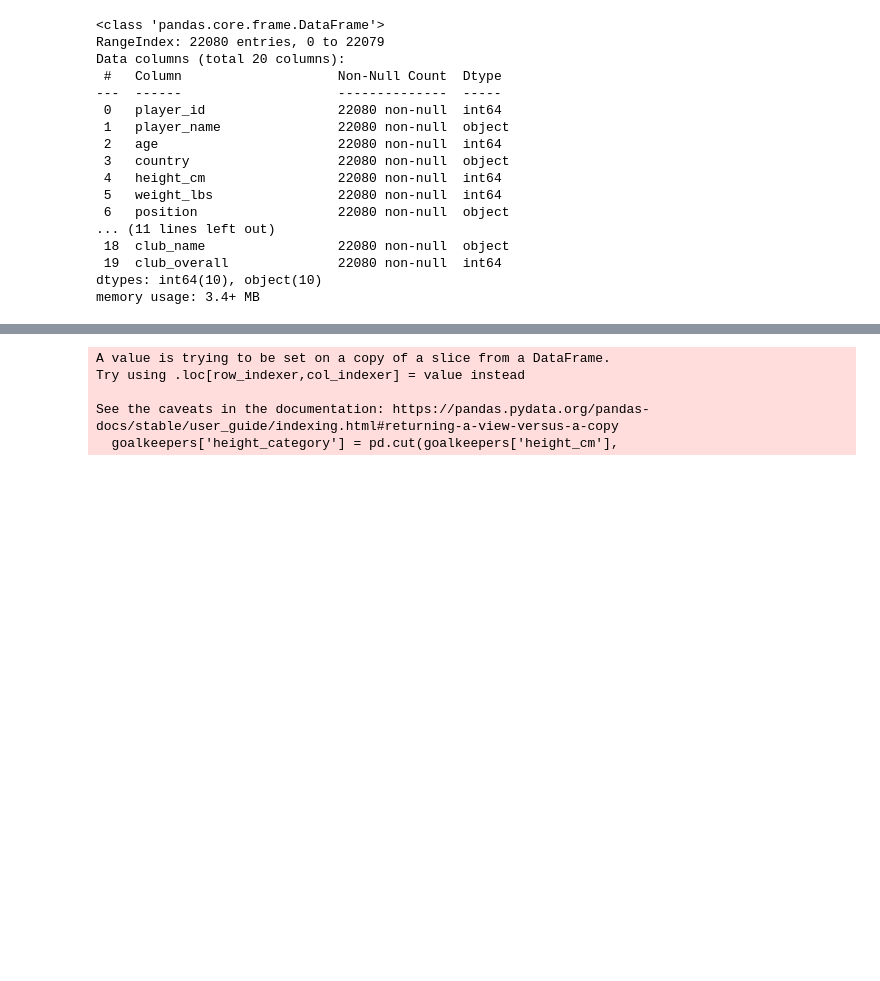
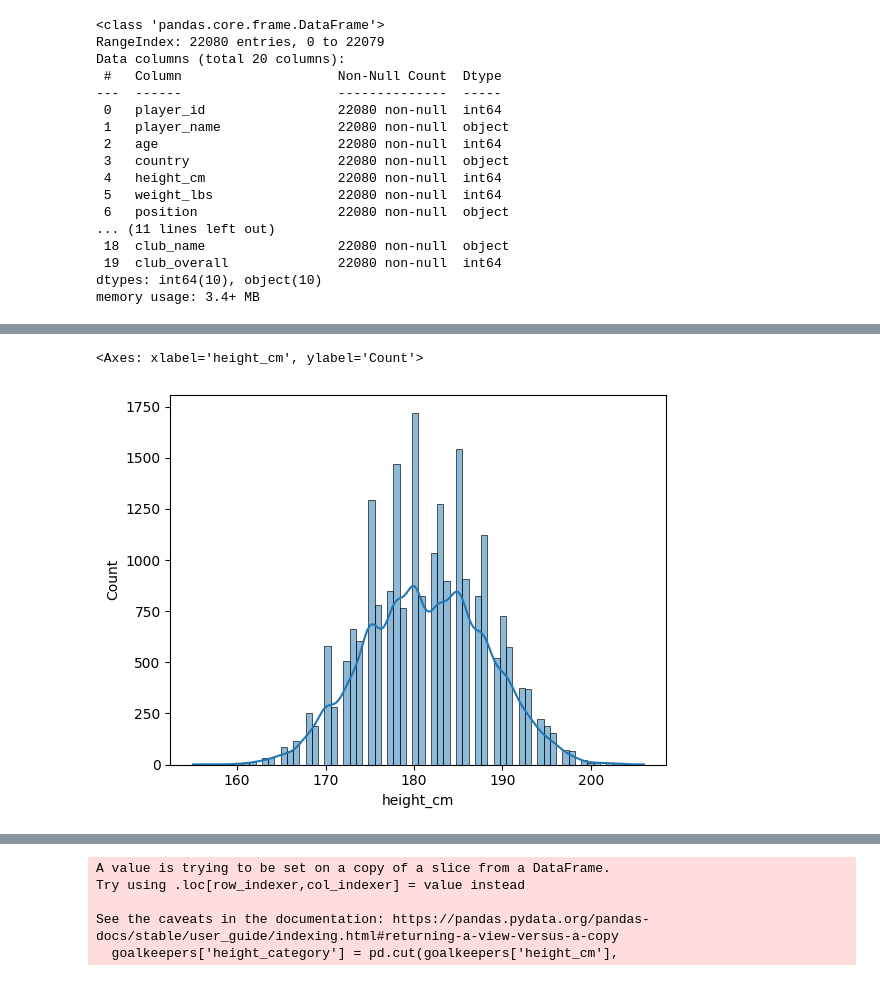
Before and after one commit to Geoffrey0pv/Football_Data_Analytics, a Jupyter notebook: Taller_1.ipynb, the cells around one changed output, grey strips where cells are left out. Cells and saved outputs as stored; diff of their text form; code cells hidden in the pictures; blank space fills up the shorter version.

```diff
--- a/Taller_1.ipynb
+++ b/Taller_1.ipynb
@@ -162,0 +192,6 @@ colombia_league
+# %%
+dataset['height_cm'].describe()
+sns.histplot(dataset['height_cm'], kde=True)
+# %% [output]
+<Axes: xlabel='height_cm', ylabel='Count'>
+[figure, added]
```
Also changed, not shown: parts of 69 cells of this notebook, 4 other files.
